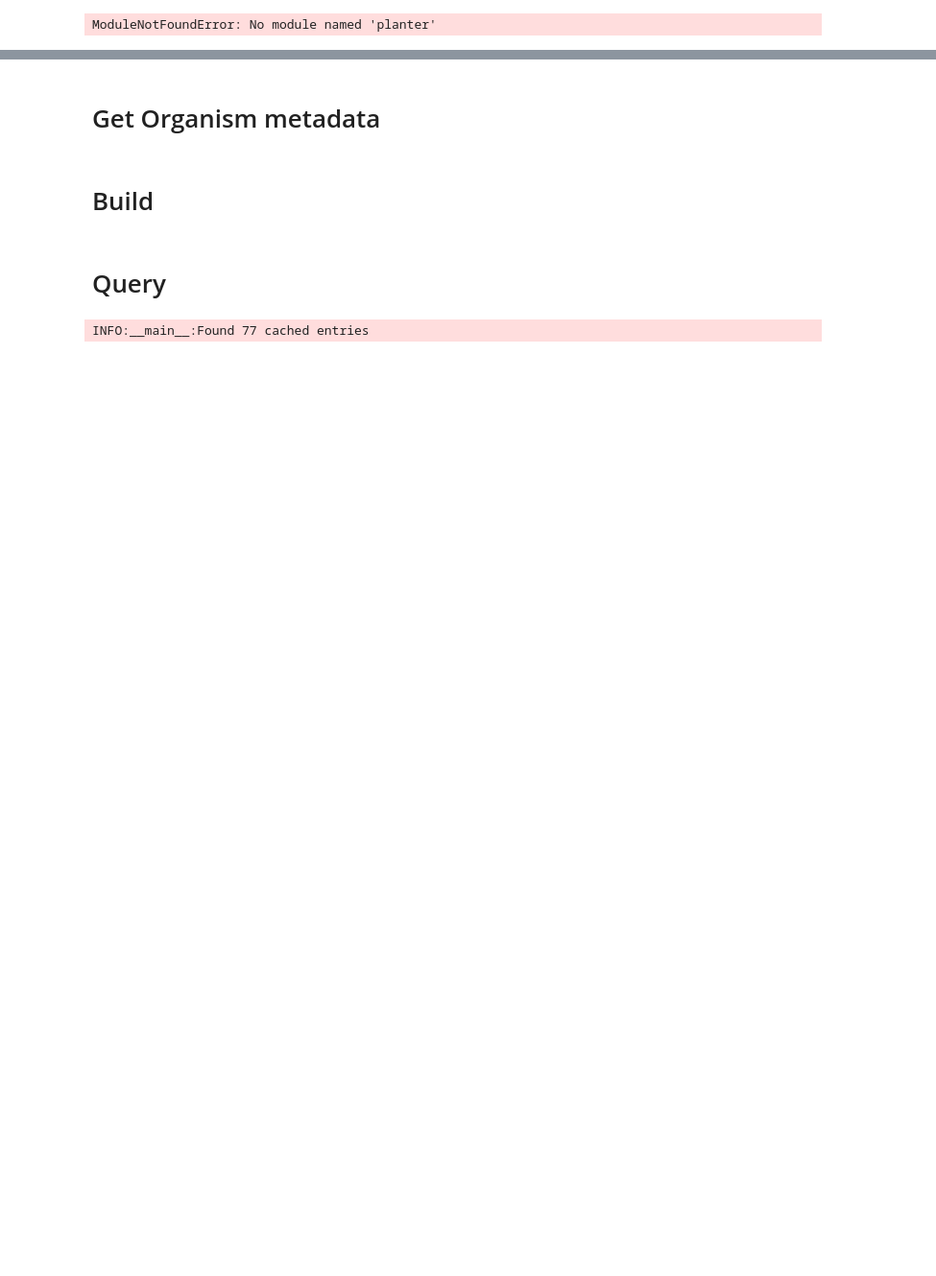
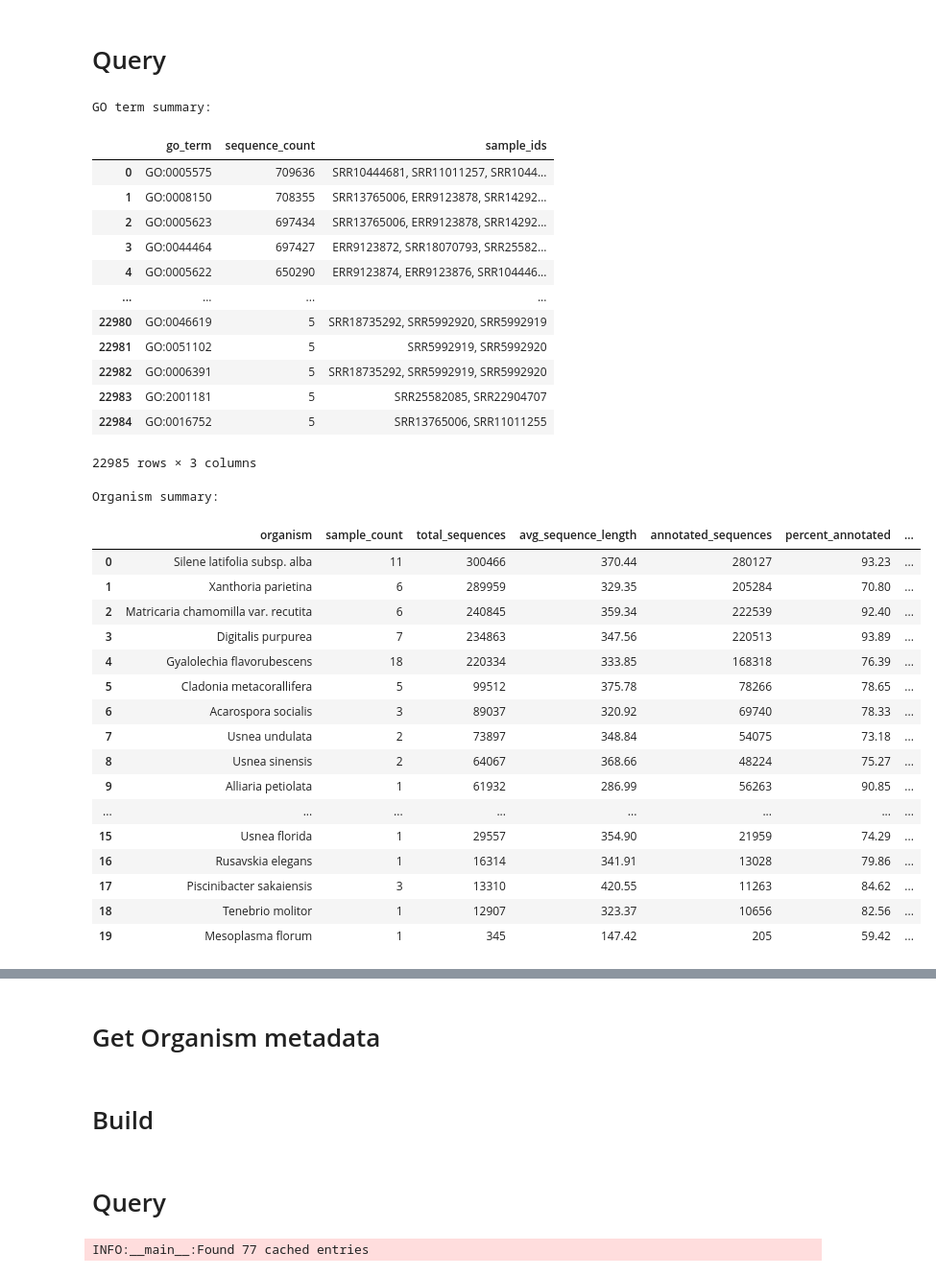
Before and after one commit to arudhir/planter, a Jupyter notebook: notebooks/database.ipynb, the cells around one changed output, grey strips where cells are left out. Shown at 96% size. Cells and saved outputs as stored; diff of their text form; code cells hidden in the pictures; blank space fills up the shorter version.

```diff
--- a/notebooks/database.ipynb
+++ b/notebooks/database.ipynb
@@ -96,21 +97,51 @@ INFO:database.builder:Loading annotations from /mnt/data2/planter_outputs/SRR249
+# %% [markdown]
+# Query
 # %%
 from planter.database.query_manager import DatabaseManager
 
 db_path = "/mnt/data2/planter_outputs/planter2.duckdb"
 output_dir = "/mnt/data2/planter_outputs"
 
-# query the database
-db_manager = DatabaseManager(db_path)
+with DatabaseManager(db_path) as db_manager:
+    # call go_term_summary dynamically
+    go_summary = db_manager.query_manager.go_term_summary(None, None, 5)
+    print("\nGO term summary:")
+    display(go_summary)
 
-# get organism summary
-organism_summary = db_manager.organism_queries.get_summary()
-print(organism_summary)
-
-# get sample metadata
-sample_info = db_manager.sample_queries.get_metadata("SRR12345")
-print(sample_info)
-
-# close the connection
-db_manager.close()
+    # call organism_summary dynamically
+    organism_summary = db_manager.query_manager.organism_summary()
+    print("\nOrganism summary:")
+    display(organism_summary)
 # %% [output]
-ModuleNotFoundError: No module named 'planter'
+GO term summary:
+|  | go_term | sequence_count | sample_ids |
+| 0 | GO:0005575 | 709636 | SRR10444681, SRR11011257, SRR1044... |
+| 1 | GO:0008150 | 708355 | SRR13765006, ERR9123878, SRR14292... |
+| 2 | GO:0005623 | 697434 | SRR13765006, ERR9123878, SRR14292... |
+| 3 | GO:0044464 | 697427 | ERR9123872, SRR18070793, SRR25582... |
+| 4 | GO:0005622 | 650290 | ERR9123874, ERR9123876, SRR104446... |
+| ... | ... | ... | ... |
+| 22980 | GO:0046619 | 5 | SRR18735292, SRR5992920, SRR5992919 |
+| 22981 | GO:0051102 | 5 | SRR5992919, SRR5992920 |
+| 22982 | GO:0006391 | 5 | SRR18735292, SRR5992919, SRR5992920 |
+| 22983 | GO:2001181 | 5 | SRR25582085, SRR22904707 |
+| 22984 | GO:0016752 | 5 | SRR13765006, SRR11011255 |
+22985 rows × 3 columns
+Organism summary:
+|  | organism | sample_count | total_sequences | avg_sequence_length | annotated_sequences | percent_annotated | ... |
+| 0 | Silene latifolia subsp. alba | 11 | 300466 | 370.44 | 280127 | 93.23 | ... |
+| 1 | Xanthoria parietina | 6 | 289959 | 329.35 | 205284 | 70.80 | ... |
+| 2 | Matricaria chamomilla var. recutita | 6 | 240845 | 359.34 | 222539 | 92.40 | ... |
+| 3 | Digitalis purpurea | 7 | 234863 | 347.56 | 220513 | 93.89 | ... |
+| 4 | Gyalolechia flavorubescens | 18 | 220334 | 333.85 | 168318 | 76.39 | ... |
+| 5 | Cladonia metacorallifera | 5 | 99512 | 375.78 | 78266 | 78.65 | ... |
+| 6 | Acarospora socialis | 3 | 89037 | 320.92 | 69740 | 78.33 | ... |
+| 7 | Usnea undulata | 2 | 73897 | 348.84 | 54075 | 73.18 | ... |
+| 8 | Usnea sinensis | 2 | 64067 | 368.66 | 48224 | 75.27 | ... |
+| 9 | Alliaria petiolata | 1 | 61932 | 286.99 | 56263 | 90.85 | ... |
+| ... | ... | ... | ... | ... | ... | ... | ... |
+| 15 | Usnea florida | 1 | 29557 | 354.90 | 21959 | 74.29 | ... |
+| 16 | Rusavskia elegans | 1 | 16314 | 341.91 | 13028 | 79.86 | ... |
+| 17 | Piscinibacter sakaiensis | 3 | 13310 | 420.55 | 11263 | 84.62 | ... |
+| 18 | Tenebrio molitor | 1 | 12907 | 323.37 | 10656 | 82.56 | ... |
+| 19 | Mesoplasma florum | 1 | 345 | 147.42 | 205 | 59.42 | ... |
```
Also changed, not shown: parts of 7 cells of this notebook, 24 other files.
